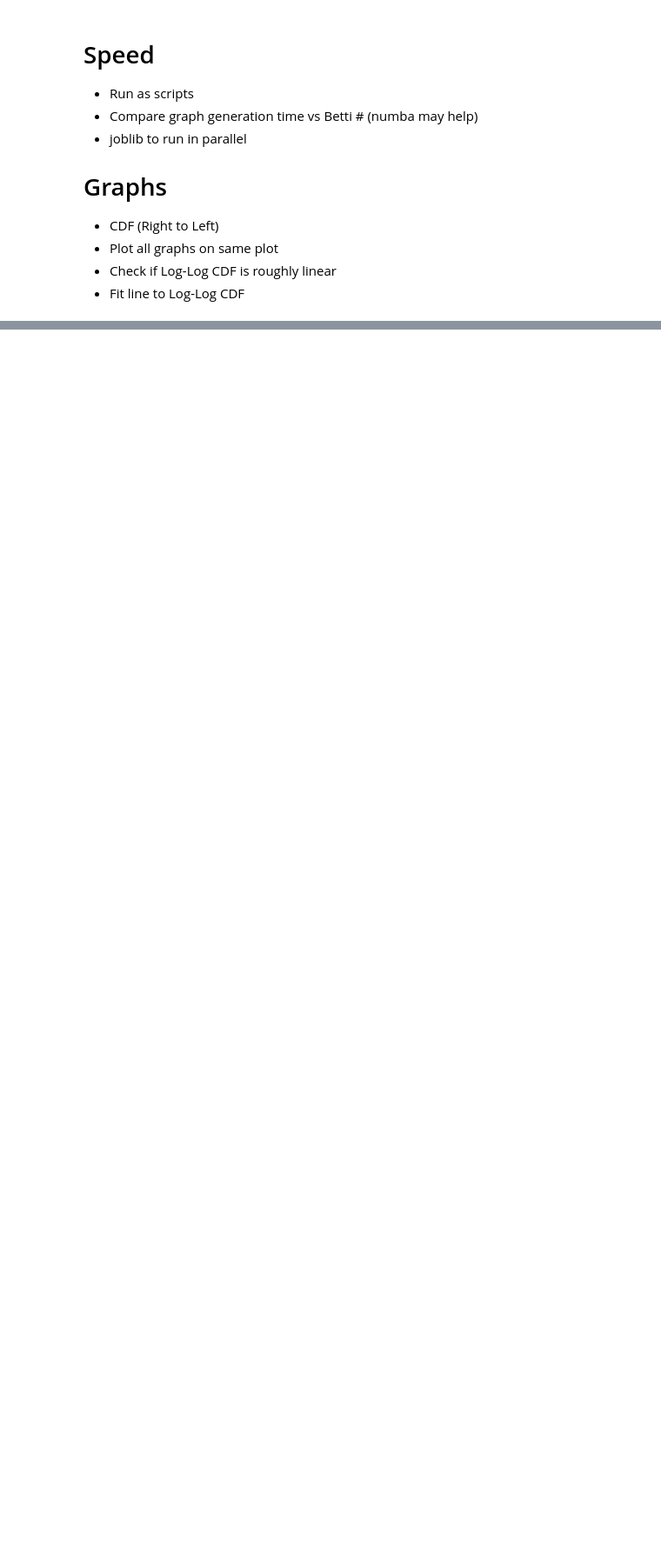
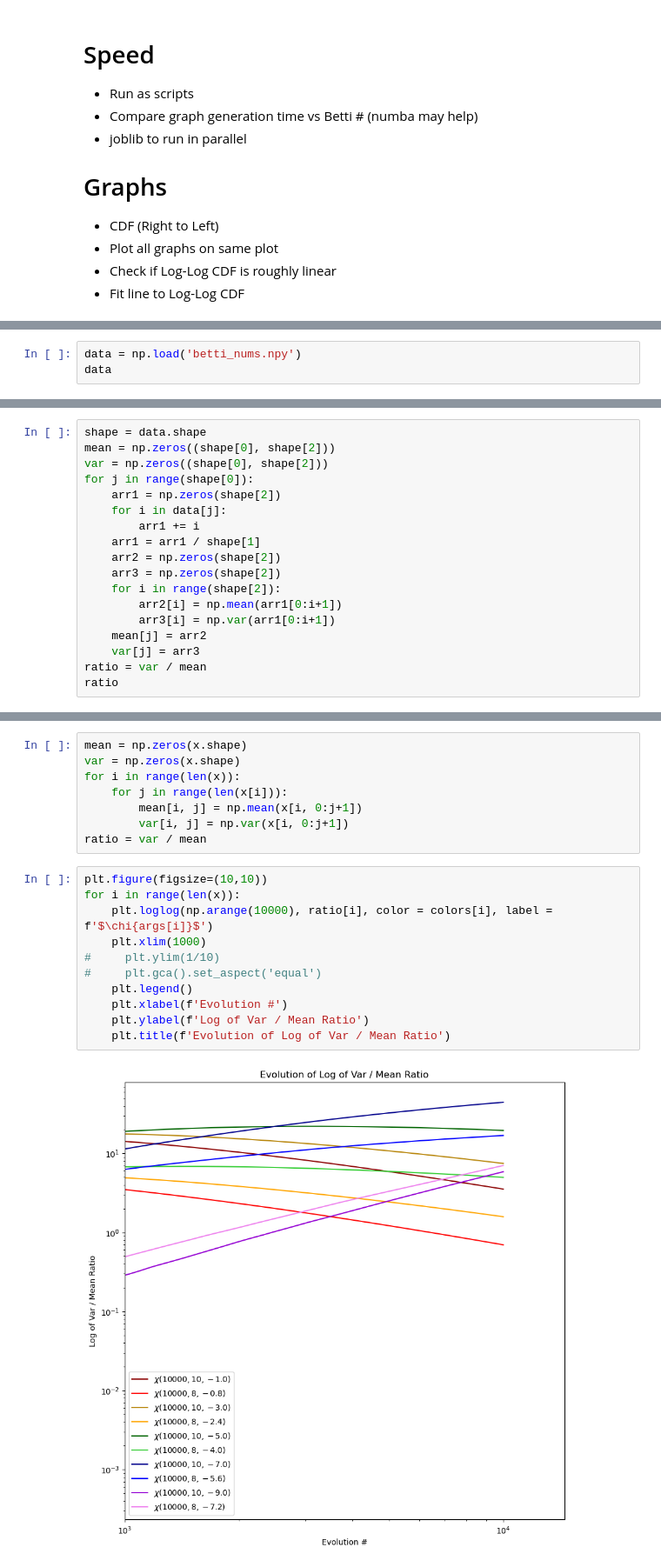
Before and after one commit to carolinerongyi/Preferential_Attachment_Clique_Complex, a Jupyter notebook: bettidistrubution.ipynb, the cells around one changed output, grey strips where cells are left out. Shown at 87% size. Drawn from its saved outputs; the diff is of its cells as text; blank space fills up the shorter version.

```diff
--- a/bettidistrubution.ipynb
+++ b/bettidistrubution.ipynb
@@ -107,0 +158,3 @@ df
+# %%
+data = np.load('betti_nums.npy')
+data
@@ -107,0 +179,18 @@ df
+# %%
+shape = data.shape
+mean = np.zeros((shape[0], shape[2]))
+var = np.zeros((shape[0], shape[2]))
+for j in range(shape[0]):
+    arr1 = np.zeros(shape[2])
+    for i in data[j]:
+        arr1 += i
+    arr1 = arr1 / shape[1]
+    arr2 = np.zeros(shape[2])
+    arr3 = np.zeros(shape[2])
+    for i in range(shape[2]):
+        arr2[i] = np.mean(arr1[0:i+1])
+        arr3[i] = np.var(arr1[0:i+1])
+    mean[j] = arr2
+    var[j] = arr3
+ratio = var / mean
+ratio
@@ -107,0 +211,21 @@ df
+# %%
+mean = np.zeros(x.shape)
+var = np.zeros(x.shape)
+for i in range(len(x)):
+    for j in range(len(x[i])):
+        mean[i, j] = np.mean(x[i, 0:j+1])
+        var[i, j] = np.var(x[i, 0:j+1])
+ratio = var / mean
+# %%
+plt.figure(figsize=(10,10))
+for i in range(len(x)):
+    plt.loglog(np.arange(10000), ratio[i], color = colors[i], label = f'$\chi{args[i]}$')
+    plt.xlim(1000)
+#     plt.ylim(1/10)
+#     plt.gca().set_aspect('equal')
+    plt.legend()
+    plt.xlabel(f'Evolution #')
+    plt.ylabel(f'Log of Var / Mean Ratio')
+    plt.title(f'Evolution of Log of Var / Mean Ratio')
+# %% [output]
+[figure, added]
```
Also changed, not shown: parts of 13 cells of this notebook, 2 other files.
